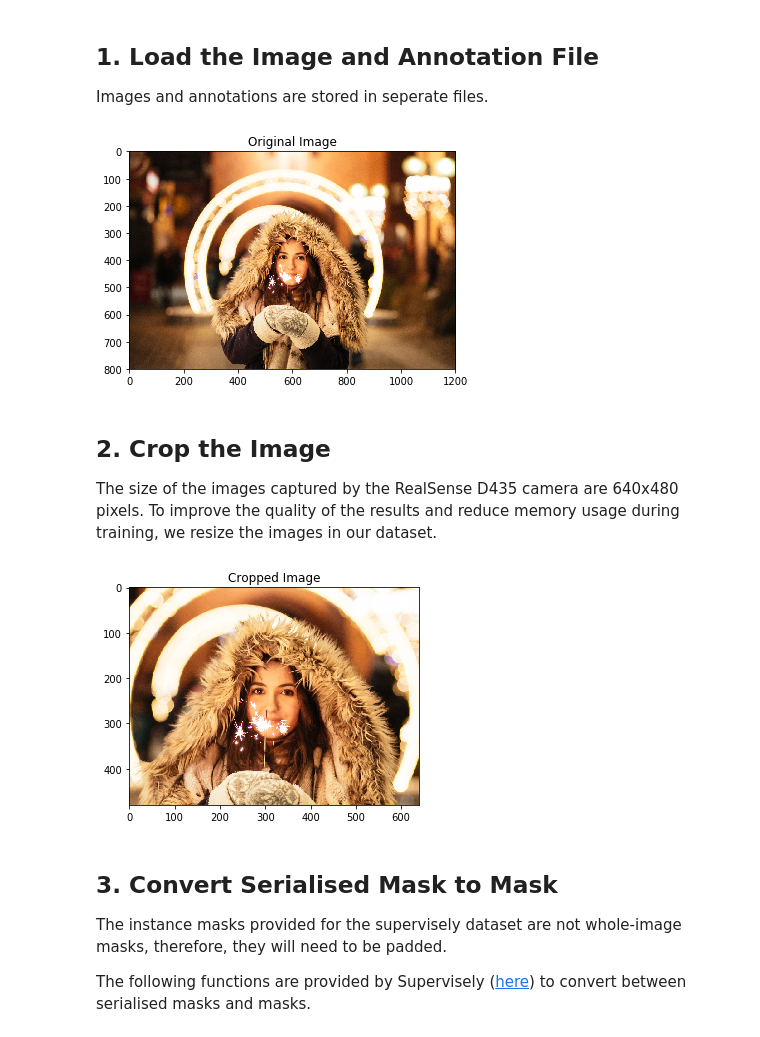
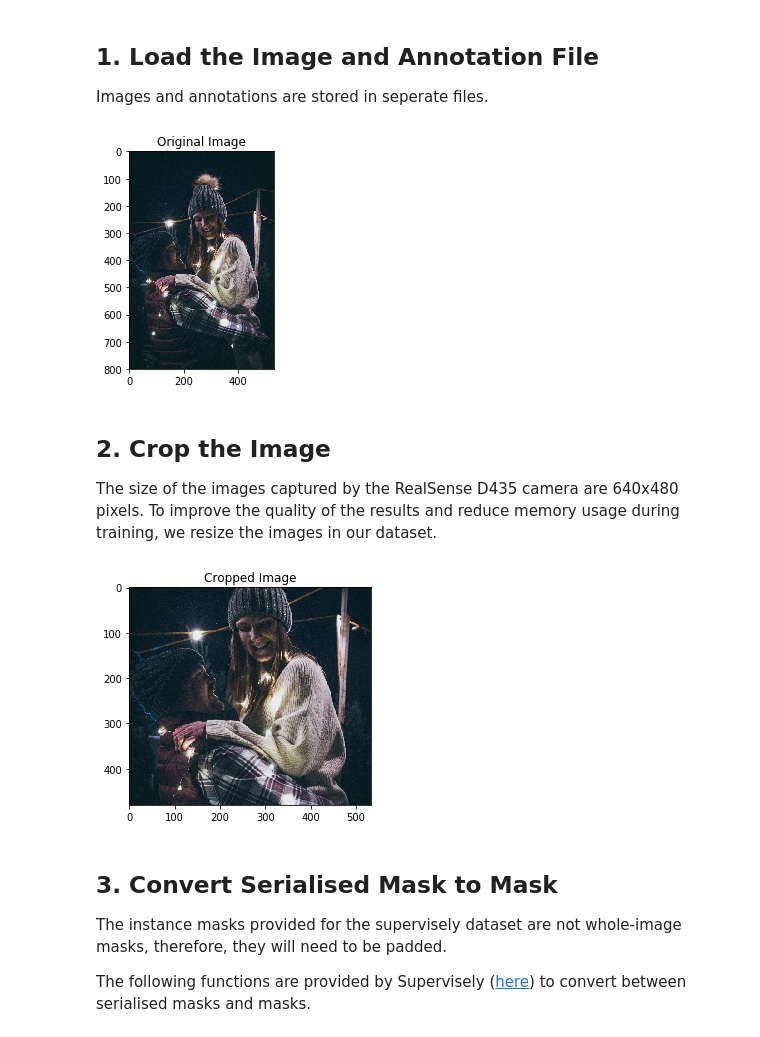
Before and after one commit to adamtupper/pedestrian-proximity-detector, a Jupyter notebook: dataset-tools/get_supervisely_bounding_boxes.ipynb, the cells around one changed output. Drawn from its saved outputs; the diff is of its cells as text; code cells hidden in the pictures.

Commit message:
Fix bug cropping images already within max height/width requirements.

```diff
--- a/dataset-tools/get_supervisely_bounding_boxes.ipynb
+++ b/dataset-tools/get_supervisely_bounding_boxes.ipynb
@@ -40,8 +40,8 @@ Pillow version: 5.4.1
 Images and annotations are stored in seperate files.
 # %%
 DATASET_PATH = '/media/adam/HDD Storage/Datasets/supervisely-persons/' # Path to the dataset root
-ANN_FILE_PATH = 'ds2/ann/pexels-photo-273037.json' # Path from the dataset root to the annotation file
-IMG_FILE_PATH = 'ds2/img/pexels-photo-273037.png' # Path from the dataset root to the image file
+ANN_FILE_PATH = 'ds9/ann/pexels-photo-869516.json' # Path from the dataset root to the annotation file
+IMG_FILE_PATH = 'ds9/img/pexels-photo-869516.png' # Path from the dataset root to the image file
 # %%
 def load_image_into_numpy_array(image):
     """
@@ -69,7 +69,7 @@ plt.title('Original Image')
 plt.imshow(image)
 plt.show()
 # %% [output]
-[figure, old version]
+[figure, new version]
 # %% [markdown]
 ## 2. Crop the Image
 
@@ -77,20 +77,32 @@ The size of the images captured by the RealSense D435 camera are 640x480 pixels.
 # %%
 MAX_WIDTH = 640
 MAX_HEIGHT = 480
 
 image_width_og, image_height_og = image.size
-left = (image_width_og - MAX_WIDTH) // 2
-top = (image_height_og - MAX_HEIGHT) // 2
-right = (image_width_og + MAX_WIDTH) // 2
-bottom = (image_height_og + MAX_HEIGHT) // 2
-image = image.crop((left, top, right, bottom))
+
+if image_width_og > MAX_WIDTH:
+    left = (image_width_og - MAX_WIDTH) // 2
+    right = (image_width_og + MAX_WIDTH) // 2
+    image = image.crop((left, 0, right, image.size[1]))
+else:
+    # Still needed for adjusting bounding box
+    left = 0
+
+if image_height_og > MAX_HEIGHT:
+    top = (image_height_og - MAX_HEIGHT) // 2
+    bottom = (image_height_og + MAX_HEIGHT) // 2
+    image = image.crop((0, top, image.size[0], bottom))
+else:
+    # Still needed for adjusting bounding box
+    top = 0
+
 image_width_crop, image_height_crop = image.size
 
 plt.title('Cropped Image')
 plt.imshow(image)
 plt.show()
 # %% [output]
-[figure, old version]
+[figure, new version]
 # %% [markdown]
 ## 3. Convert Serialised Mask to Mask
 
```
Also changed, not shown: parts of 7 cells of this notebook.
